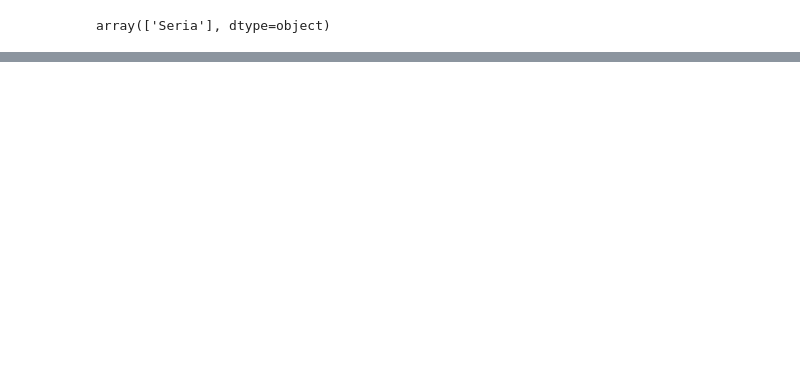
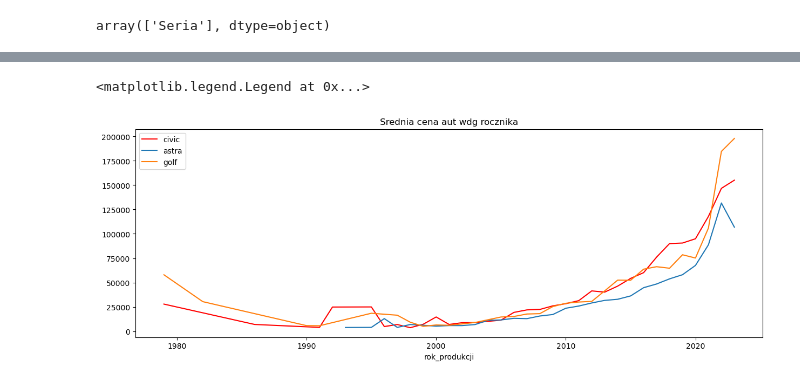
Before and after one commit to MarcinKoza/Otomoto-data-scraping-with-pandas-analyze, a Jupyter notebook: oto moto.ipynb, the cells around one changed output, grey strips where cells are left out. Cells and saved outputs as stored; diff of their text form; code cells hidden in the pictures; blank space fills up the shorter version.

```diff
--- a/oto moto.ipynb
+++ b/oto moto.ipynb
@@ -192,0 +271,2 @@ array(['Talisman', 'Kadjar', 'Megane', 'Clio', 'Kangoo', 'Captur',
+# %%
+auta['cena_int'] = auta['cena'].apply(lambda x: int(x.split('PLN')[0].replace(' ', '')) if 'PLN' in x else 4.5*int(x.split('EUR')[0].replace(' ', '')))
@@ -192,0 +306,3 @@ array(['Talisman', 'Kadjar', 'Megane', 'Clio', 'Kangoo', 'Captur',
+# %%
+filterhondacivic= auta.query('Marka == "Honda" & wersja == "Civic"')
+filterhondacivic
@@ -192,0 +323,3 @@ array(['Talisman', 'Kadjar', 'Megane', 'Clio', 'Kangoo', 'Captur',
+# %%
+filteropelastra= auta.query('Marka == "Opel" & wersja == "Astra"')
+filteropelastra
@@ -192,0 +340,3 @@ array(['Talisman', 'Kadjar', 'Megane', 'Clio', 'Kangoo', 'Captur',
+# %%
+filtervolkswagengolf= auta.query('Marka == "Volkswagen" & wersja == "Golf"')
+filtervolkswagengolf
@@ -192,0 +377,8 @@ array(['Talisman', 'Kadjar', 'Megane', 'Clio', 'Kangoo', 'Captur',
+# %%
+ax = filterhondacivic.groupby('rok_produkcji').mean().plot(figsize=[15,5],title='Srednia cena aut wdg rocznika',colormap='autumn')
+filteropelastra.groupby('rok_produkcji').mean().plot(ax=ax)
+filtervolkswagengolf.groupby('rok_produkcji').mean().plot(ax=ax)
+ax.legend(["civic","astra","golf"])
+# %% [output]
+<matplotlib.legend.Legend at 0x...>
+[figure, added]
```
Also changed, not shown: parts of 27 cells of this notebook.
